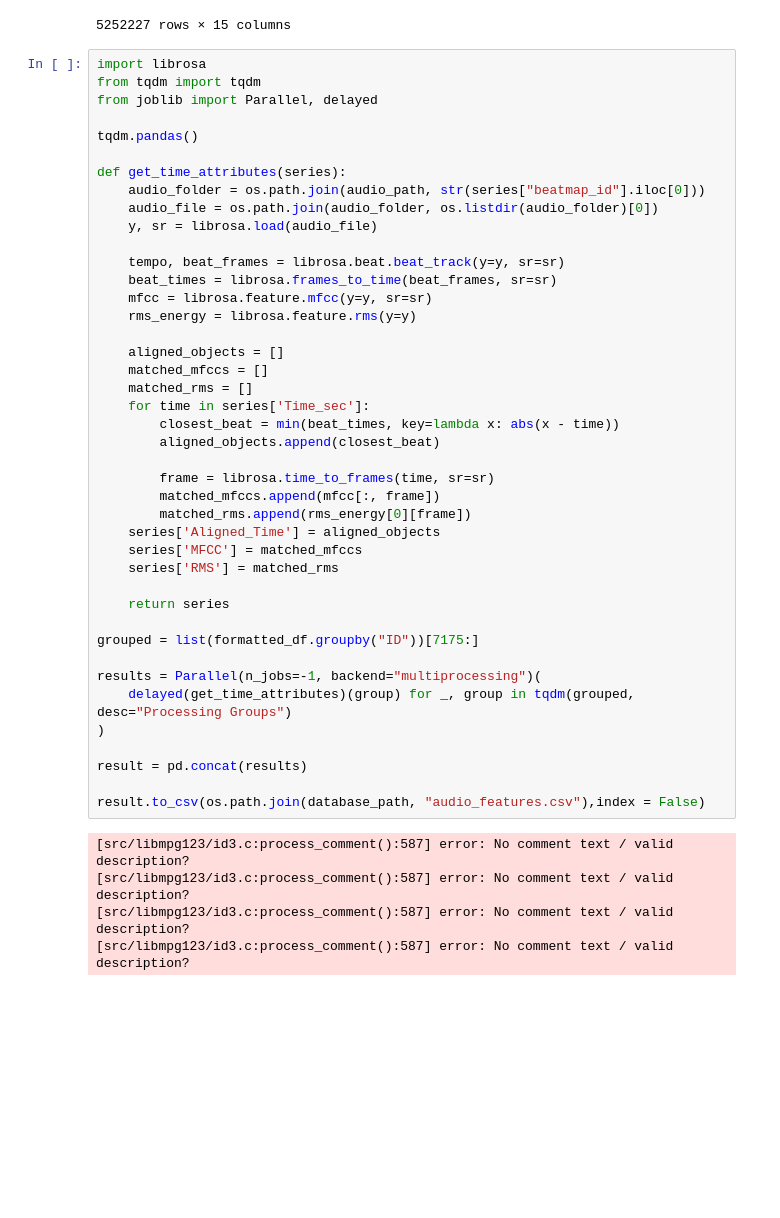
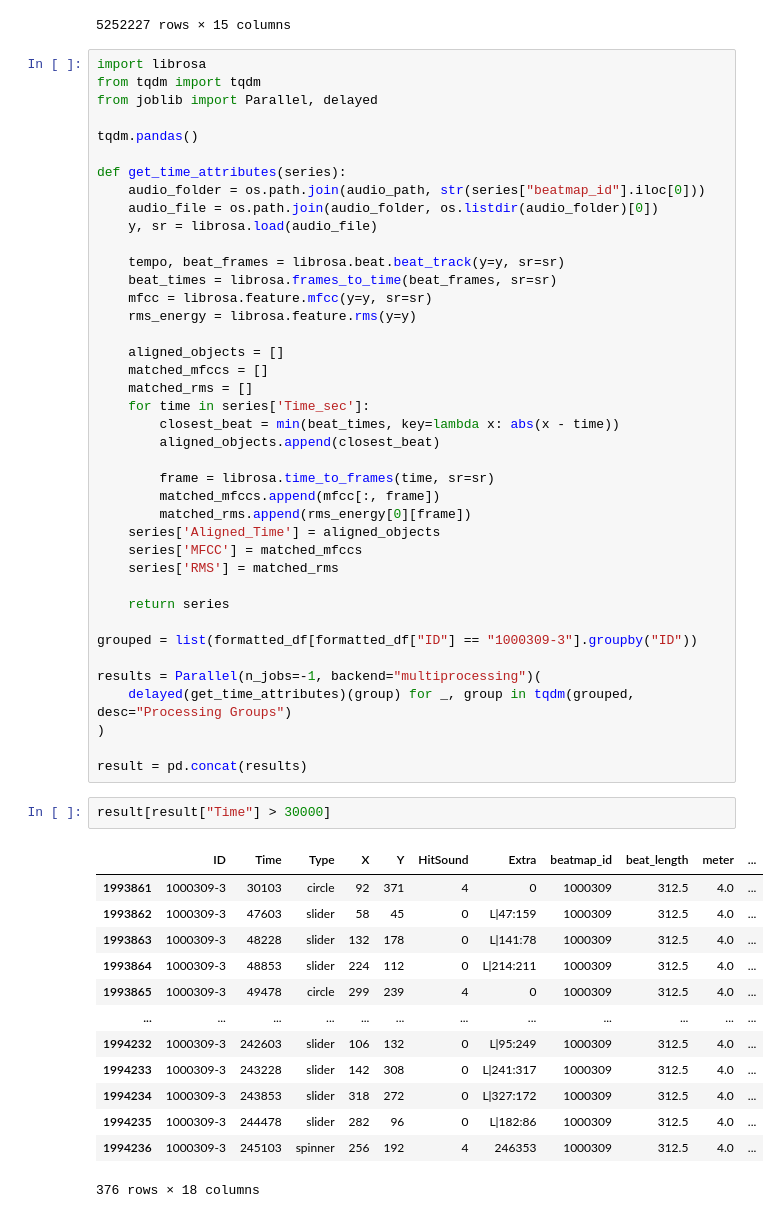
Before and after one commit to saliherdemk/osu-dataset-generator, a Jupyter notebook: notebooks/format_dataset.ipynb, the cells around one changed output. Cells and saved outputs as stored; diff of their text form; blank space fills up the shorter version.

```diff
--- a/notebooks/format_dataset.ipynb
+++ b/notebooks/format_dataset.ipynb
@@ -281,17 +286,26 @@ def get_time_attributes(series):
 
     return series
 
-grouped = list(formatted_df.groupby("ID"))[7175:]
+grouped = list(formatted_df[formatted_df["ID"] == "1000309-3"].groupby("ID"))
 
 results = Parallel(n_jobs=-1, backend="multiprocessing")(
     delayed(get_time_attributes)(group) for _, group in tqdm(grouped, desc="Processing Groups")
 )
 
 result = pd.concat(results)
-
-result.to_csv(os.path.join(database_path, "audio_features.csv"),index = False)
-# %% [output]
-[src/libmpg123/id3.c:process_comment():587] error: No comment text / valid description?
-[src/libmpg123/id3.c:process_comment():587] error: No comment text / valid description?
-[src/libmpg123/id3.c:process_comment():587] error: No comment text / valid description?
-[src/libmpg123/id3.c:process_comment():587] error: No comment text / valid description?
+# %%
+result[result["Time"] > 30000]
+# %% [output]
+|  | ID | Time | Type | X | Y | HitSound | Extra | beatmap_id | beat_length | meter | ... |
+| 1993861 | 1000309-3 | 30103 | circle | 92 | 371 | 4 | 0 | 1000309 | 312.5 | 4.0 | ... |
+| 1993862 | 1000309-3 | 47603 | slider | 58 | 45 | 0 | L|47:159 | 1000309 | 312.5 | 4.0 | ... |
+| 1993863 | 1000309-3 | 48228 | slider | 132 | 178 | 0 | L|141:78 | 1000309 | 312.5 | 4.0 | ... |
+| 1993864 | 1000309-3 | 48853 | slider | 224 | 112 | 0 | L|214:211 | 1000309 | 312.5 | 4.0 | ... |
+| 1993865 | 1000309-3 | 49478 | circle | 299 | 239 | 4 | 0 | 1000309 | 312.5 | 4.0 | ... |
+| ... | ... | ... | ... | ... | ... | ... | ... | ... | ... | ... | ... |
+| 1994232 | 1000309-3 | 242603 | slider | 106 | 132 | 0 | L|95:249 | 1000309 | 312.5 | 4.0 | ... |
+| 1994233 | 1000309-3 | 243228 | slider | 142 | 308 | 0 | L|241:317 | 1000309 | 312.5 | 4.0 | ... |
+| 1994234 | 1000309-3 | 243853 | slider | 318 | 272 | 0 | L|327:172 | 1000309 | 312.5 | 4.0 | ... |
+| 1994235 | 1000309-3 | 244478 | slider | 282 | 96 | 0 | L|182:86 | 1000309 | 312.5 | 4.0 | ... |
+| 1994236 | 1000309-3 | 245103 | spinner | 256 | 192 | 4 | 246353 | 1000309 | 312.5 | 4.0 | ... |
+376 rows × 18 columns
```
Also changed, not shown: parts of 4 cells of this notebook, 10 other files.
